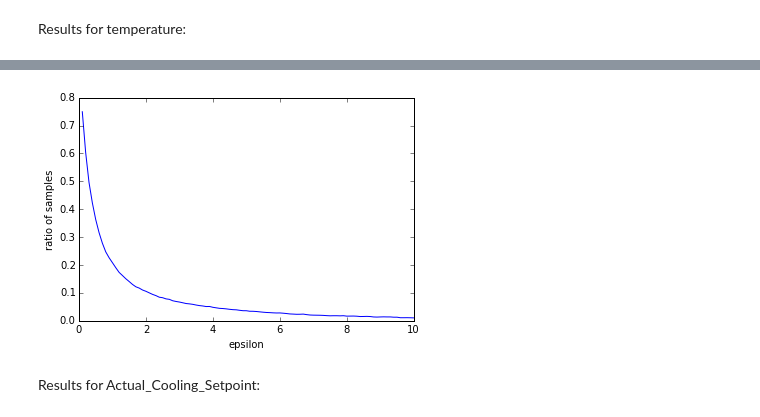
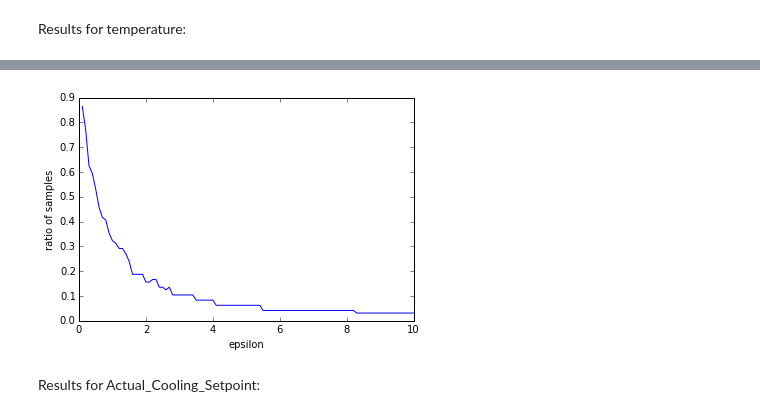
Before and after one commit to yoavfreund/BuildingSensorsCompression, a Jupyter notebook: Experiment_1.ipynb, the cells around one changed output, grey strips where cells are left out. Cells and saved outputs as stored; diff of their text form; code cells hidden in the pictures.

```diff
--- a/Experiment_1.ipynb
+++ b/Experiment_1.ipynb
@@ -15,0 +38,6 @@ shape before dropping Room==nan = (3384940, 16)
+# %%
+rooms = list(set(A.Room))
+one_room = A[A['Room'] == rooms[0]].dropna(subset=['Temperature']).Temperature
+for index in range(len(rooms)):
+    another_room = A[A['Room'] == rooms[index]].dropna(subset=['Temperature']).Temperature
+    print sum(another_room - one_room)
@@ -15,0 +62,4 @@ shape before dropping Room==nan = (3384940, 16)
+# %%
+aday = one_room[1000:1096]
+print aday
+plt.plot(aday)
@@ -49,7 +121,7 @@ plt.plot(A.Temperature.dropna(subset=['Temperature'])[:5000])
 # %%
-epsilonRatio(A.Temperature.dropna(subset=['Temperature']).values, 0.1, 100)
+epsilonRatio(aday, 0.1, 100)
 # %% [output]
-[figure, old version]
+[figure, new version]
 # %% [markdown]
 Results for Actual_Cooling_Setpoint:
 # %%
```
Also changed, not shown: parts of 6 cells of this notebook.
